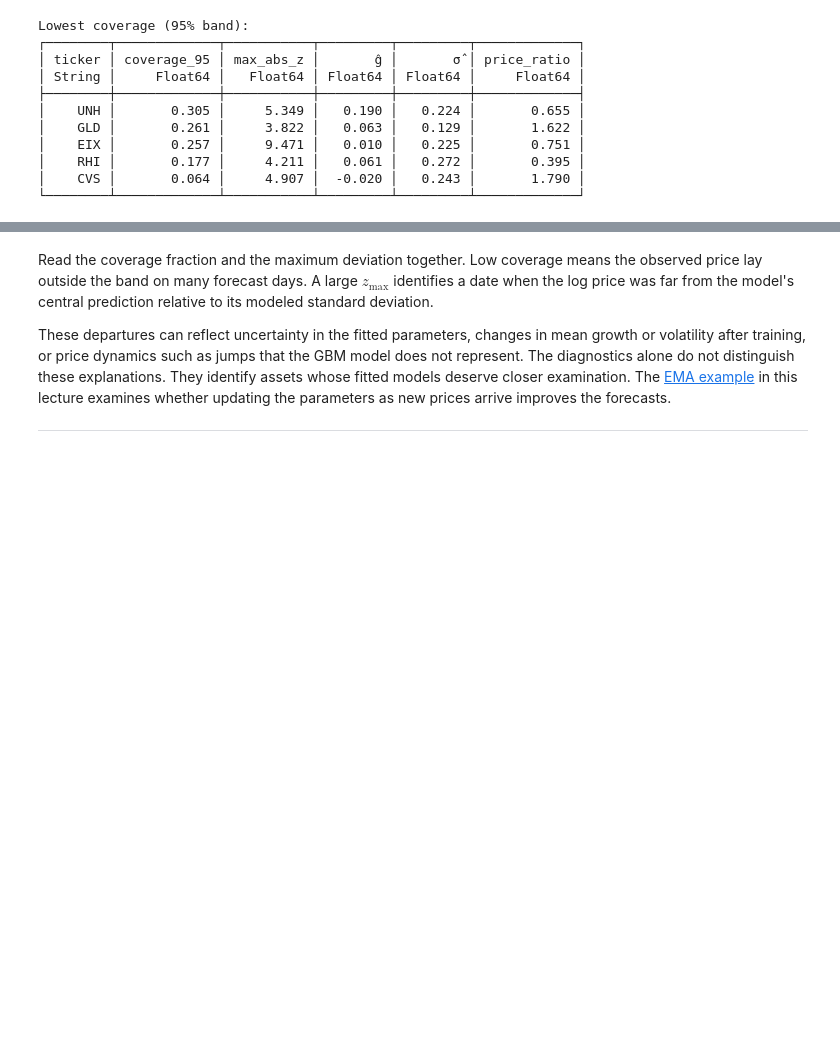
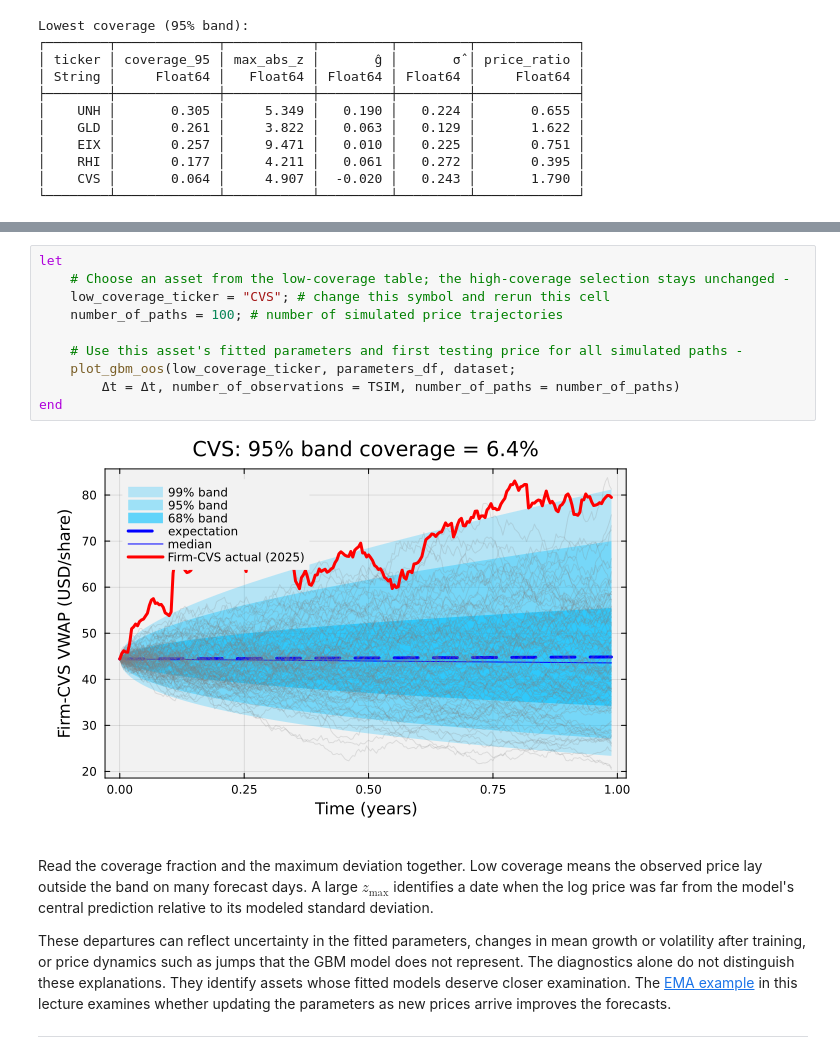
Before and after one commit to varnerlab/CHEME-5660-CourseRepository-Fall-2026, a Jupyter notebook: lectures/week-5/L5a/CHEME-5660-L5a-Example-OOS-SAGBM-Fall-2026.ipynb, the cells around one changed output, grey strips where cells are left out. Cells and saved outputs as stored; diff of their text form; blank space fills up the shorter version.

```diff
--- a/lectures/week-5/L5a/CHEME-5660-L5a-Example-OOS-SAGBM-Fall-2026.ipynb
+++ b/lectures/week-5/L5a/CHEME-5660-L5a-Example-OOS-SAGBM-Fall-2026.ipynb
@@ -371,3 +391,15 @@ Lowest coverage (95% band):
+# %%
+let
+    # Choose an asset from the low-coverage table; the high-coverage selection stays unchanged -
+    low_coverage_ticker = "CVS"; # change this symbol and rerun this cell
+    number_of_paths = 100; # number of simulated price trajectories
+
+    # Use this asset's fitted parameters and first testing price for all simulated paths -
+    plot_gbm_oos(low_coverage_ticker, parameters_df, dataset;
+        Δt = Δt, number_of_observations = TSIM, number_of_paths = number_of_paths)
+end
+# %% [output]
+[figure, added]
 # %% [markdown]
 Read the coverage fraction and the maximum deviation together. Low coverage means the observed price lay outside the band on many forecast days. A large $z_{\max}$ identifies a date when the log price was far from the model's central prediction relative to its modeled standard deviation.
 
```
Also changed, not shown: parts of 3 cells of this notebook, 2 other files.
